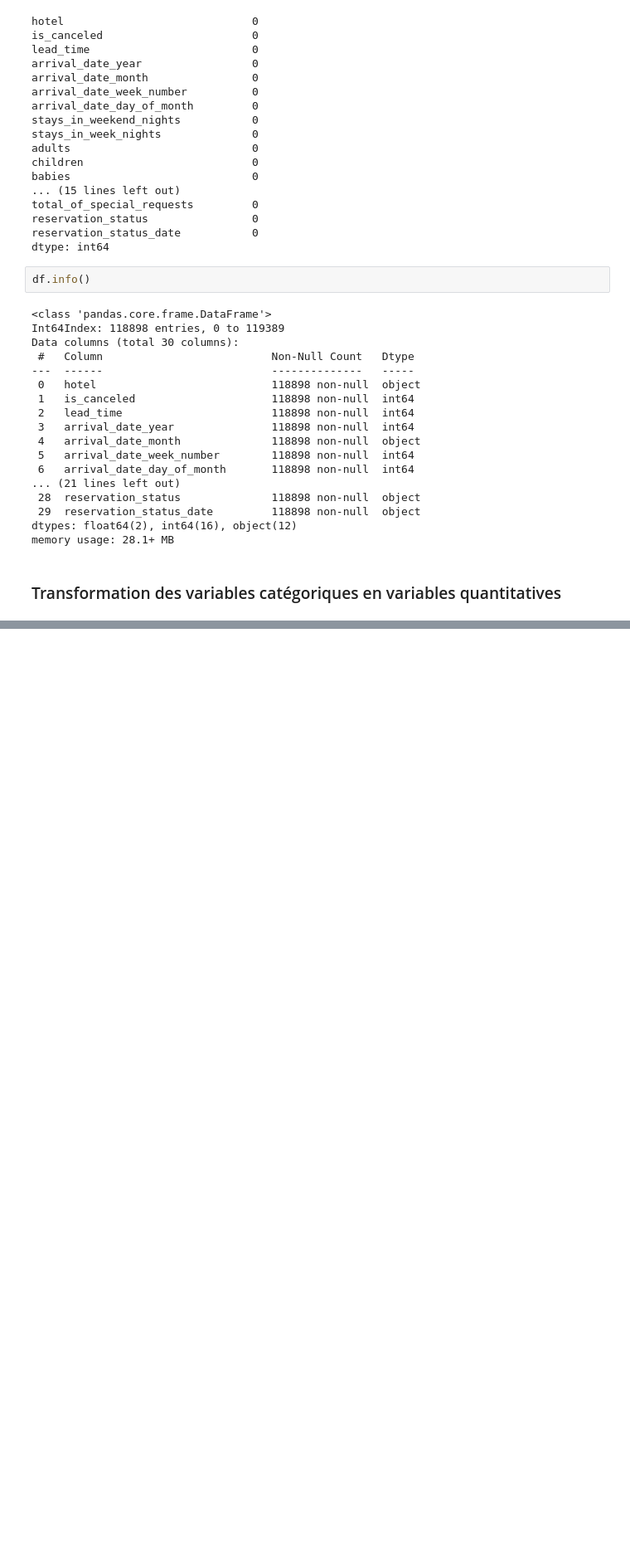
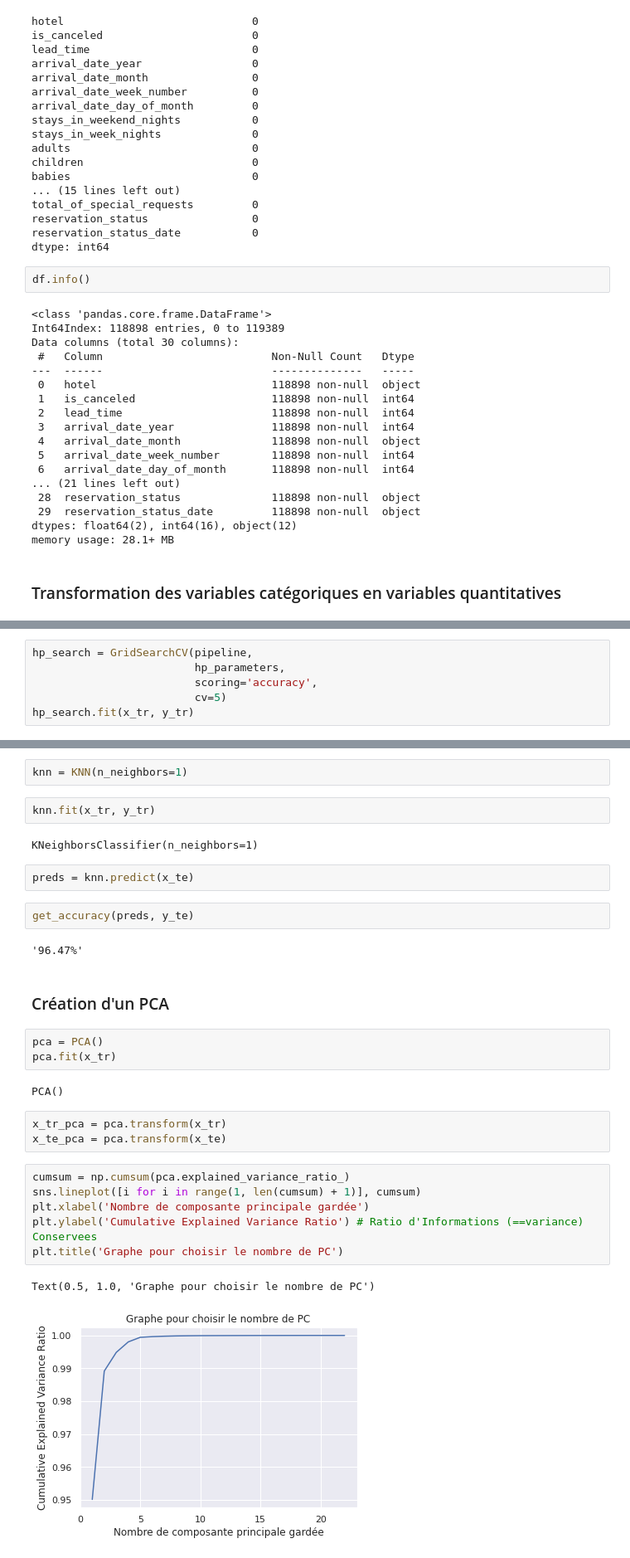
Before and after one commit to vince1396/ML---Hotel-booking, a Jupyter notebook: data_insights.ipynb, the cells around one changed output, grey strips where cells are left out. Shown at 83% size. Cells and saved outputs as stored; diff of their text form; blank space fills up the shorter version.

```diff
--- a/data_insights.ipynb
+++ b/data_insights.ipynb
@@ -224,0 +440,6 @@ sns.heatmap(corr)
+# %%
+hp_search = GridSearchCV(pipeline,
+                         hp_parameters,
+                         scoring='accuracy',
+                         cv=5)
+hp_search.fit(x_tr, y_tr)
@@ -224,0 +470,31 @@ sns.heatmap(corr)
+# %%
+knn = KNN(n_neighbors=1)
+# %%
+knn.fit(x_tr, y_tr)
+# %% [output]
+KNeighborsClassifier(n_neighbors=1)
+# %%
+preds = knn.predict(x_te)
+# %%
+get_accuracy(preds, y_te)
+# %% [output]
+'96.47%'
+# %% [markdown]
+### Création d'un PCA
+# %%
+pca = PCA()
+pca.fit(x_tr)
+# %% [output]
+PCA()
+# %%
+x_tr_pca = pca.transform(x_tr)
+x_te_pca = pca.transform(x_te)
+# %%
+cumsum = np.cumsum(pca.explained_variance_ratio_)
+sns.lineplot([i for i in range(1, len(cumsum) + 1)], cumsum)
+plt.xlabel('Nombre de composante principale gardée')
+plt.ylabel('Cumulative Explained Variance Ratio') # Ratio d'Informations (==variance) Conservees
+plt.title('Graphe pour choisir le nombre de PC')
+# %% [output]
+Text(0.5, 1.0, 'Graphe pour choisir le nombre de PC')
+[figure, added]
```
Also changed, not shown: parts of 71 cells of this notebook.
